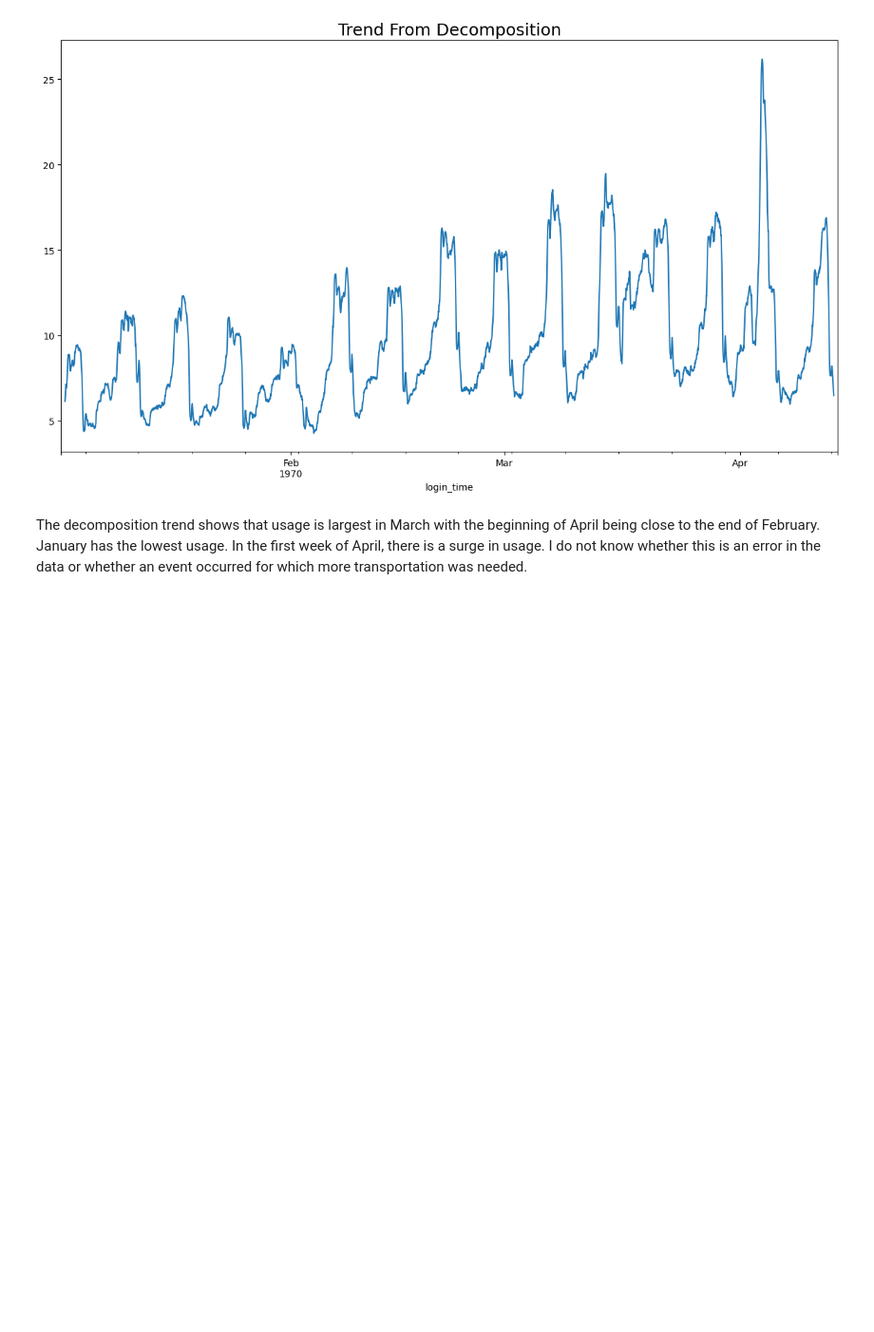
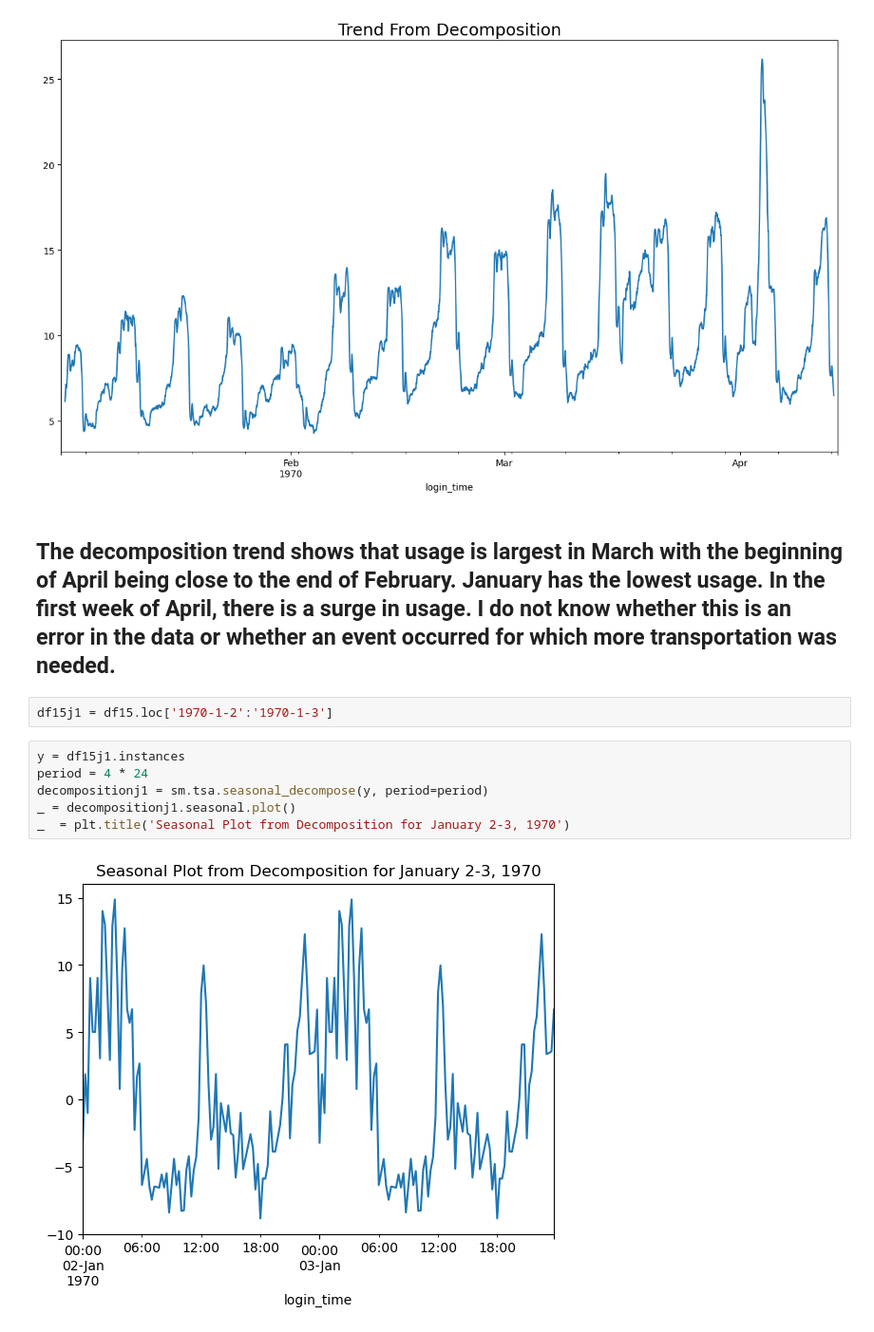
Before and after one commit to keb101/Image-Classification-Indian-Clothing, a Jupyter notebook: ultimate_challenge/Take-Home_Challenge_logins.ipynb, the cells around one changed output. Shown at 95% size. Saved outputs shown, nothing was run; the diff lists cells and outputs as text; blank space fills up the shorter version.

```diff
--- a/ultimate_challenge/Take-Home_Challenge_logins.ipynb
+++ b/ultimate_challenge/Take-Home_Challenge_logins.ipynb
@@ -239,4 +250,14 @@ _ = plt.title('Trend From Decomposition', fontsize=18)
 # %% [output]
 [figure]
 # %% [markdown]
-The decomposition trend shows that usage is largest in March with the beginning of April being close to the end of February. January has the lowest usage. In the first week of April, there is a surge in usage. I do not know whether this is an error in the data or whether an event occurred for which more transportation was needed.
+## The decomposition trend shows that usage is largest in March with the beginning of April being close to the end of February. January has the lowest usage. In the first week of April, there is a surge in usage. I do not know whether this is an error in the data or whether an event occurred for which more transportation was needed.
+# %%
+df15j1 = df15.loc['1970-1-2':'1970-1-3']
+# %%
+y = df15j1.instances
+period = 4 * 24
+decompositionj1 = sm.tsa.seasonal_decompose(y, period=period)
+_ = decompositionj1.seasonal.plot()
+_  = plt.title('Seasonal Plot from Decomposition for January 2-3, 1970')
+# %% [output]
+[figure, added]
```
Also changed, not shown: parts of 9 cells of this notebook.
